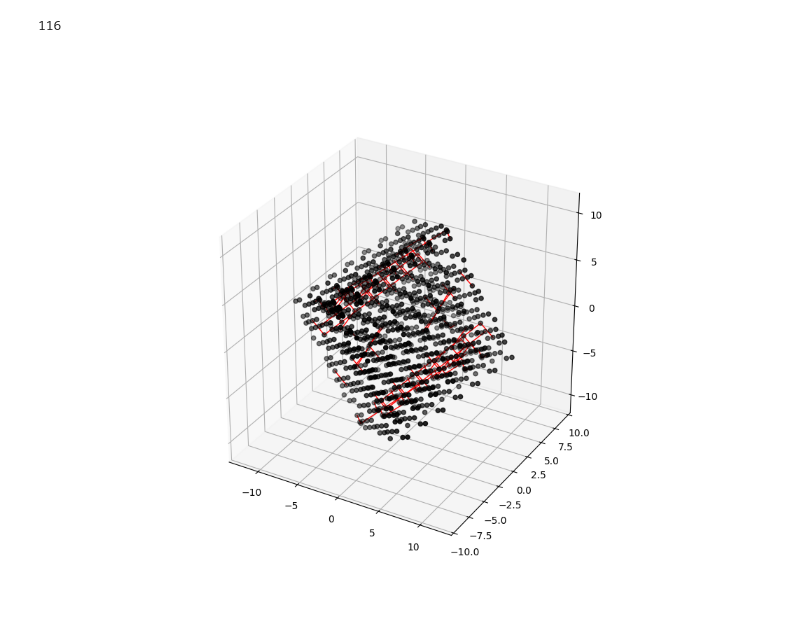
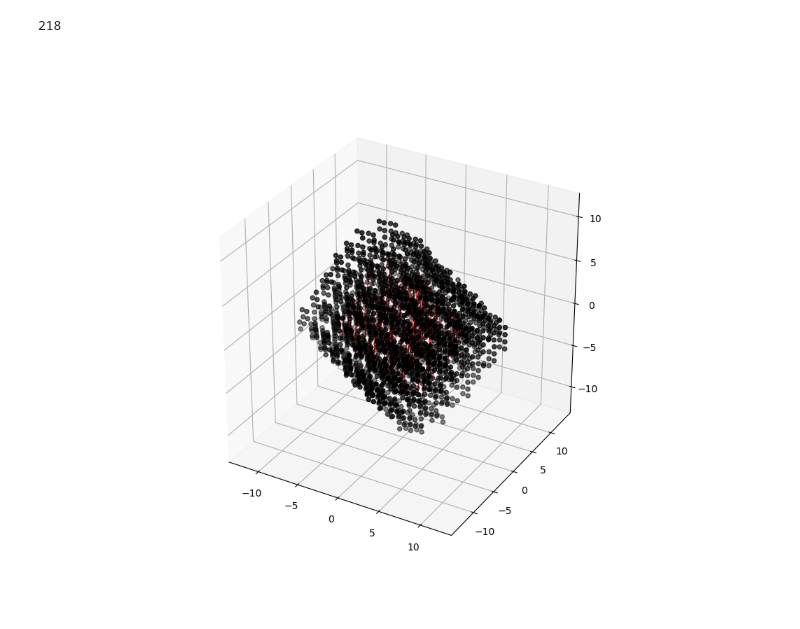
Before and after one commit to Rosetta-Tan/aperiodic-codes, a Jupyter notebook: scripts/visualize_commutation_3d.ipynb, the cells around one changed output. Drawn from its saved outputs; the diff is of its cells as text; code cells hidden in the pictures.

```diff
--- a/scripts/visualize_commutation_3d.ipynb
+++ b/scripts/visualize_commutation_3d.ipynb
@@ -26,17 +26,17 @@ n = 3
 #     assert np.sum(hz[i]) == 5, f"{np.sum(hz[i])}"
 # %%
 # visualize points in 3D
-pid = 294549;
-data = np.load(os.path.join(data_folder, f'{pid}_opt.npz'))
+pid = 468936;
+data = np.load(os.path.join(data_folder, f'{pid}.npz'))
 proj_pts = data['proj_pts'];
 n_points = proj_pts.shape[0];
 print(f'Number of points: {n_points}');
 
-# cut_bulk = data['cut_bulk'];
+cut_bulk = data['cut_bulk'];
 
 fig = plt.figure();
 ax = fig.add_subplot(111, projection='3d')
-ax.set_aspect('equal', 'box');
+ax.set_box_aspect([1,1,1])
 ax.scatter(proj_pts[:,0], proj_pts[:,1], proj_pts[:,2],color='k',s=5);
 plt.show();
 # %% [output]
@@ -51,7 +51,7 @@ new_hz_vv = data['hz_vv'];
 # %%
 fig = plt.figure(figsize=(10,10))
 ax = fig.add_subplot(111, projection='3d')
-ax.set_aspect('equal', 'box')
+ax.set_box_aspect([1,1,1])
 for i in range(new_hx_cc.shape[0]):
     for j in range(new_hx_cc.shape[1]):
         if new_hx_cc[i,j] != 0:
@@ -70,24 +70,27 @@ plt.show()
 # %%
 new_hx = np.hstack([new_hx_cc, new_hx_vv])
 new_hz = np.hstack([new_hz_cc, new_hz_vv])
-anti_comm_mat_x = (new_hx @ new_hz.T) % 2
-# anti_comm_mat_x = (new_hx @ new_hz.T)[np.ix_(cut_bulk,cut_bulk)] % 2
+# anti_comm_mat_x = (new_hx @ new_hz.T) % 2
+anti_comm_mat_x = (new_hx @ new_hz.T)[np.ix_(cut_bulk,cut_bulk)] % 2
 # %%
 np.sum(anti_comm_mat_x)
 # %% [output]
-116
+218
 # %%
 fig = plt.figure(figsize=(10,8))
 ax = fig.add_subplot(111, projection='3d')
-ax.set_aspect('equal', 'box')
+ax.set_box_aspect([1,1,1])
 for i in range(anti_comm_mat_x.shape[0]):
     for j in range(anti_comm_mat_x.shape[1]):
         if anti_comm_mat_x[i,j] != 0:
             if i == j:
-                ax.scatter([proj_pts[i,0]],[proj_pts[i,1]],[proj_pts[i,2]],color='r',m='*');
+                i_proj = cut_bulk[i]
+                ax.scatter([proj_pts[i_proj,0]],[proj_pts[i_proj,1]],[proj_pts[i_proj,2]],color='r',m='*');
             else:
-                ax.plot([proj_pts[i,0],proj_pts[j,0]],[proj_pts[i,1],proj_pts[j,1]],zs=[proj_pts[i,2],proj_pts[j,2]],ls='-',lw=1,color='r');
+                i_proj = cut_bulk[i]
+                j_proj = cut_bulk[j]
+                ax.plot([proj_pts[i_proj,0],proj_pts[j_proj,0]],[proj_pts[i_proj,1],proj_pts[j_proj,1]],zs=[proj_pts[i_proj,2],proj_pts[j_proj,2]],ls='-',lw=1,color='r');
 ax.scatter(proj_pts[:,0], proj_pts[:,1],proj_pts[:,2],color='k')
 plt.show()
 # %% [output]
-[figure, old version]
+[figure, new version]
```
Also changed, not shown: parts of 2 cells of this notebook.
